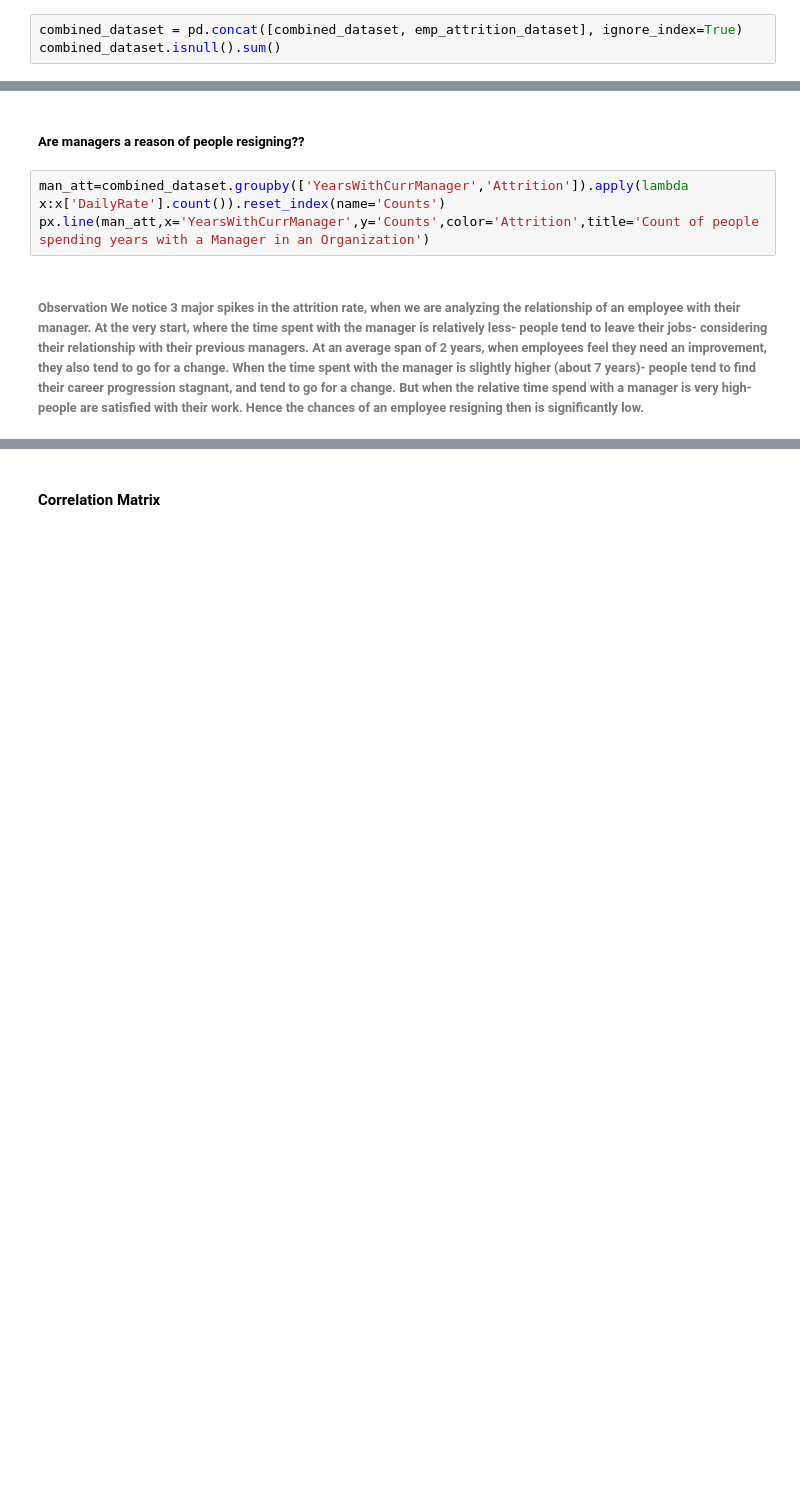
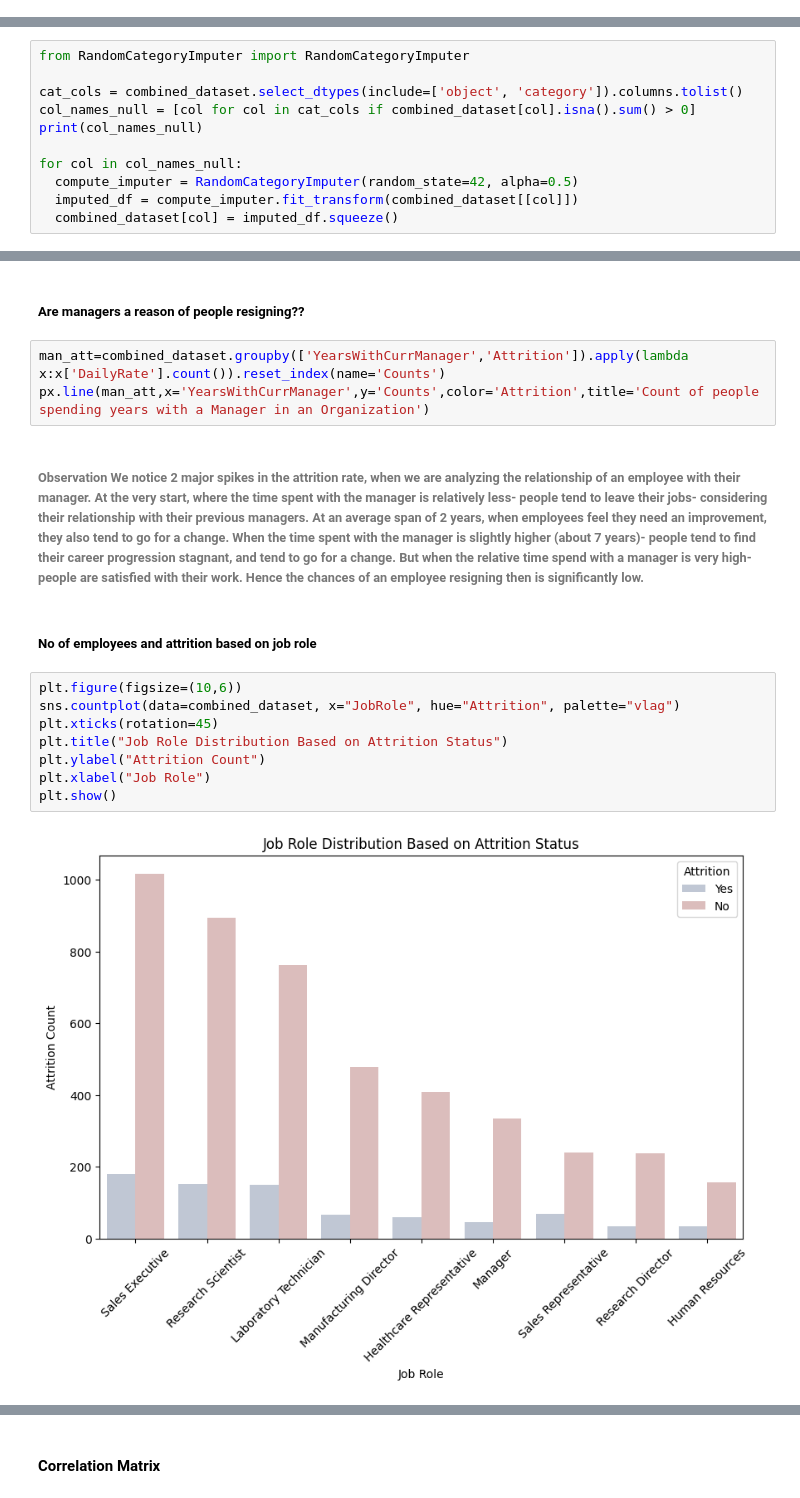
Before and after one commit to SanjanaMahapatra/HR_Analytics_Prediction_Models, a Jupyter notebook: Objective_3/model.ipynb, the cells around one changed output, grey strips where cells are left out. Saved outputs shown, nothing was run; the diff lists cells and outputs as text; blank space fills up the shorter version.

```diff
--- a/Objective_3/model.ipynb
+++ b/Objective_3/model.ipynb
@@ -462,3 +402,0 @@ emp_attrition_dataset.head(10)
-# %%
-combined_dataset = pd.concat([combined_dataset, emp_attrition_dataset], ignore_index=True)
-combined_dataset.isnull().sum()
@@ -490,0 +405,11 @@ Index(['Attrition', 'BusinessTravel', 'Department', 'EducationField', 'Gender',
+# %%
+from RandomCategoryImputer import RandomCategoryImputer
+
+cat_cols = combined_dataset.select_dtypes(include=['object', 'category']).columns.tolist()
+col_names_null = [col for col in cat_cols if combined_dataset[col].isna().sum() > 0]
+print(col_names_null)
+
+for col in col_names_null:
+  compute_imputer = RandomCategoryImputer(random_state=42, alpha=0.5)
+  imputed_df = compute_imputer.fit_transform(combined_dataset[[col]])
+  combined_dataset[col] = imputed_df.squeeze()
@@ -847,4 +592,16 @@ px.line(hike_att,x='PercentSalaryHike',y='Counts',color='Attrition',title='Count
 man_att=combined_dataset.groupby(['YearsWithCurrManager','Attrition']).apply(lambda x:x['DailyRate'].count()).reset_index(name='Counts')
 px.line(man_att,x='YearsWithCurrManager',y='Counts',color='Attrition',title='Count of people spending years with a Manager in an Organization')
 # %% [markdown]
-###### Observation We notice 3 major spikes in the attrition rate, when we are analyzing the relationship of an employee with their manager. At the very start, where the time spent with the manager is relatively less- people tend to leave their jobs- considering their relationship with their previous managers. At an average span of 2 years, when employees feel they need an improvement, they also tend to go for a change. When the time spent with the manager is slightly higher (about 7 years)- people tend to find their career progression stagnant, and tend to go for a change. But when the relative time spend with a manager is very high- people are satisfied with their work. Hence the chances of an employee resigning then is significantly low.
+###### Observation We notice 2 major spikes in the attrition rate, when we are analyzing the relationship of an employee with their manager. At the very start, where the time spent with the manager is relatively less- people tend to leave their jobs- considering their relationship with their previous managers. At an average span of 2 years, when employees feel they need an improvement, they also tend to go for a change. When the time spent with the manager is slightly higher (about 7 years)- people tend to find their career progression stagnant, and tend to go for a change. But when the relative time spend with a manager is very high- people are satisfied with their work. Hence the chances of an employee resigning then is significantly low.
+# %% [markdown]
+##### No of employees and attrition based on job role
+# %%
+plt.figure(figsize=(10,6))
+sns.countplot(data=combined_dataset, x="JobRole", hue="Attrition", palette="vlag")
+plt.xticks(rotation=45)
+plt.title("Job Role Distribution Based on Attrition Status")
+plt.ylabel("Attrition Count")
+plt.xlabel("Job Role")
+plt.show()
+# %% [output]
+[figure, added]
```
Also changed, not shown: parts of 63 cells of this notebook, 1 other file.
